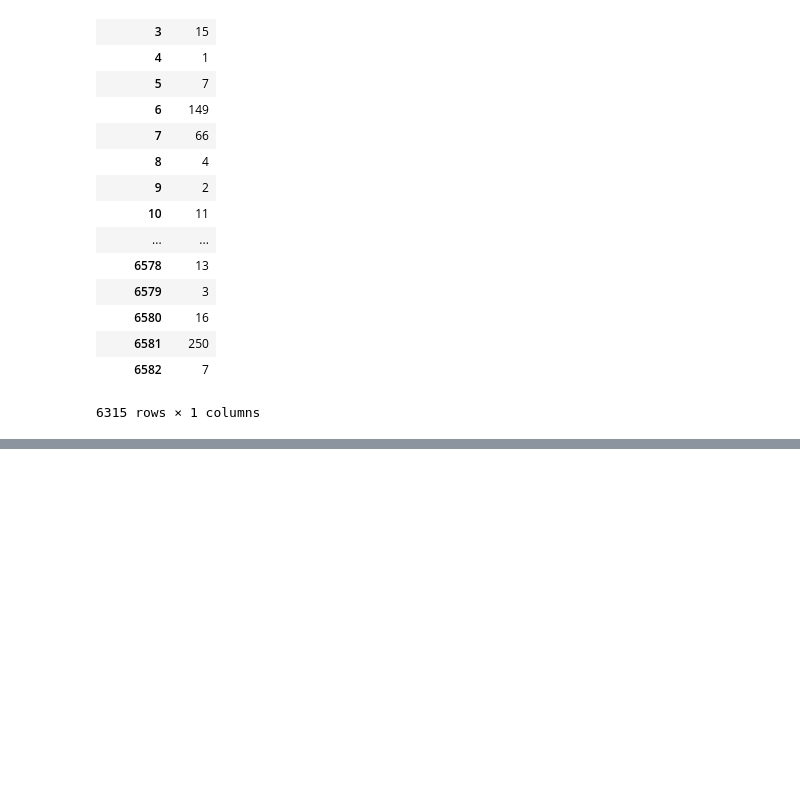
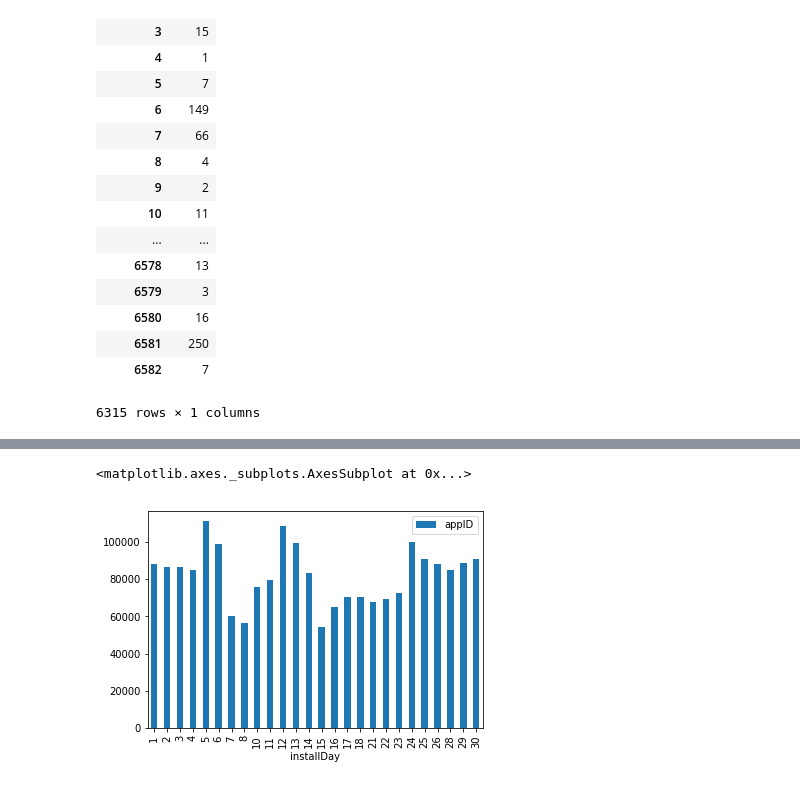
Before and after one commit to KunWangV/CVR_Pre, a Jupyter notebook: ana.ipynb, the cells around one changed output, grey strips where cells are left out. Cells and saved outputs as stored; diff of their text form; code cells hidden in the pictures; blank space fills up the shorter version.

```diff
--- a/ana.ipynb
+++ b/ana.ipynb
@@ -115,0 +129,6 @@ df
+# %%
+df_actions['installDay'] = pd.Series(np.floor(df_actions.installTime/10000)).astype(int)
+# %%
+df_actions['installHour'] = pd.Series(np.floor(df_actions.installTime%10000/100)).astype(int)
+# %%
+df_actions['installMinute'] = pd.Series(np.floor(df_actions.installTime%100)).astype(int)
@@ -115,0 +144,7 @@ df
+# %%
+df_actions_=df_actions.ix[np.logical_and(df_actions.installHour<17, df_actions.installHour>9),['appID','installDay']]
+# %%
+df_actions_.groupby(['installDay']).count().plot(kind='bar')
+# %% [output]
+<matplotlib.axes._subplots.AxesSubplot at 0x...>
+[figure, added]
```
Also changed, not shown: parts of 29 cells of this notebook, 4 other files.
